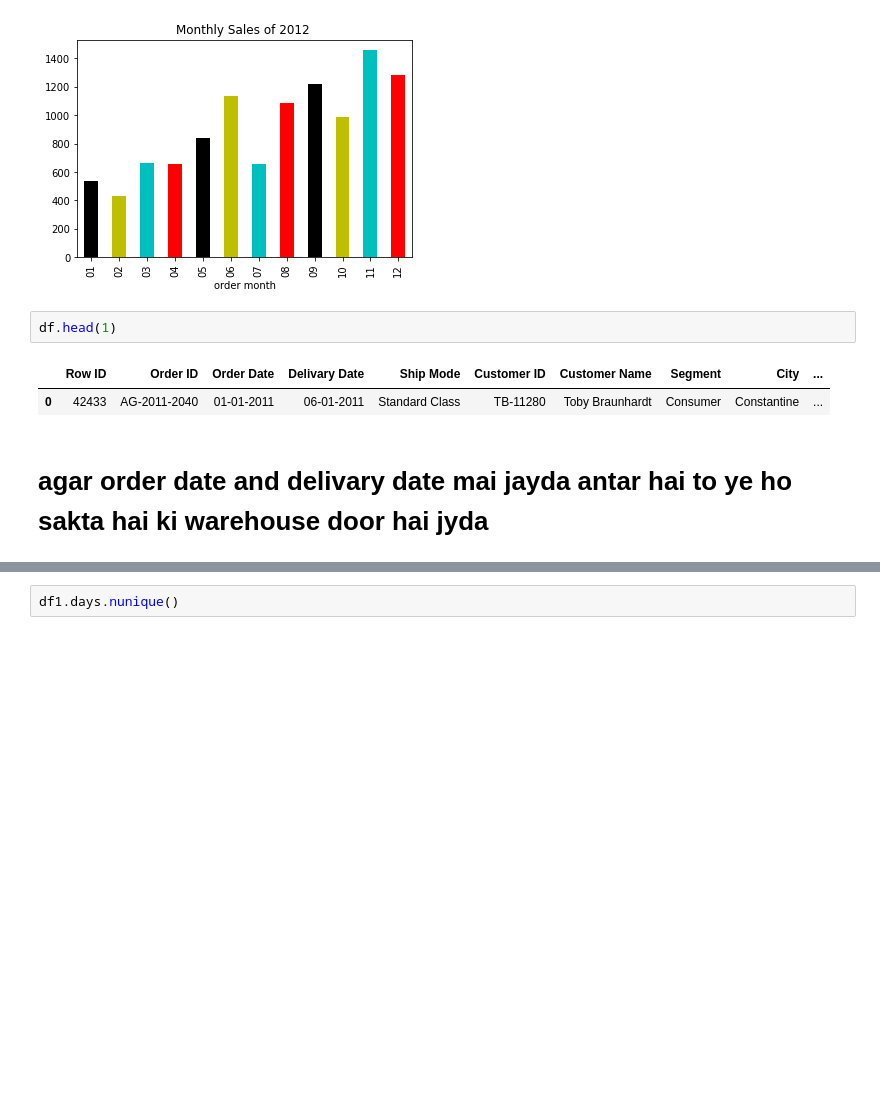
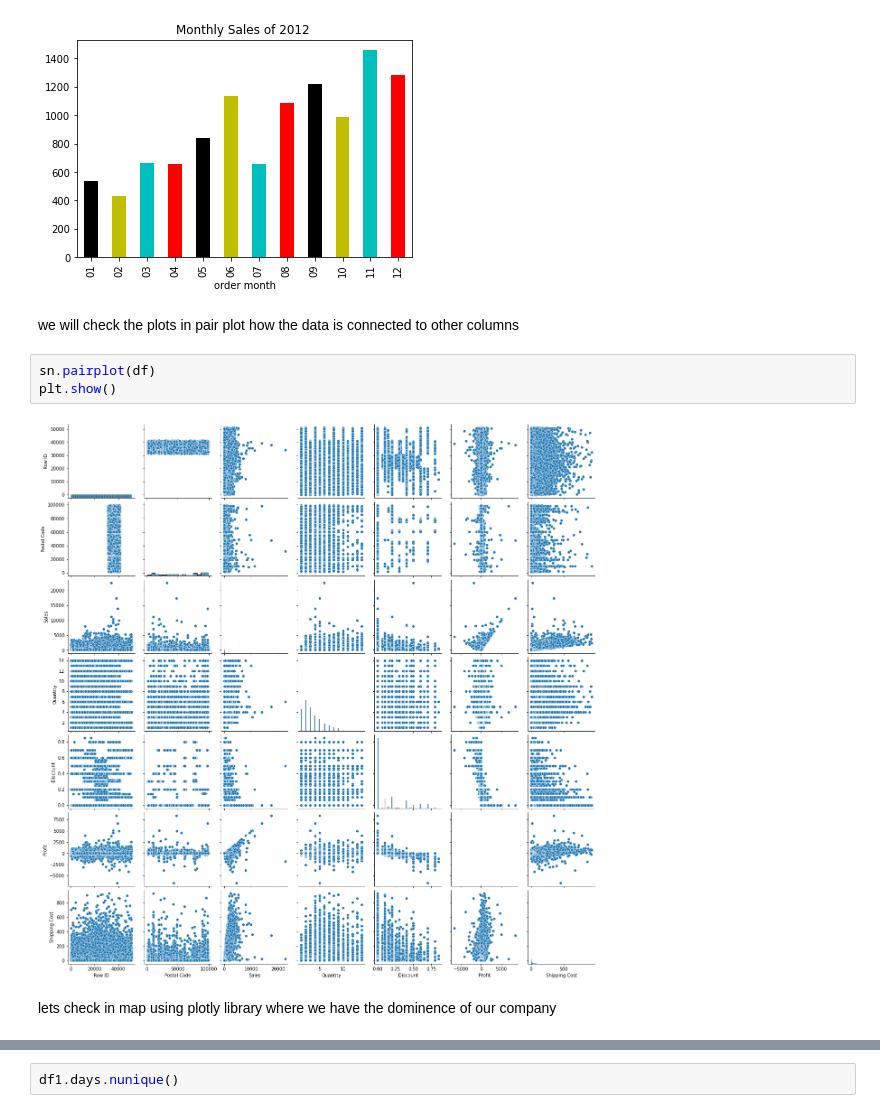
Before and after one commit to bhaglepravesh/Amazon-Sales, a Jupyter notebook: amazon_sales.ipynb, the cells around one changed output, grey strips where cells are left out. Drawn from its saved outputs; the diff is of its cells as text; blank space fills up the shorter version.

```diff
--- a/amazon_sales.ipynb
+++ b/amazon_sales.ipynb
@@ -1055,10 +1050,12 @@ plt.title("Monthly Sales of 2012 ")
 plt.show()
 # %% [output]
 [figure]
-# %%
-df.head(1)
-# %% [output]
-|  | Row ID | Order ID | Order Date | Delivary Date | Ship Mode | Customer ID | Customer Name | Segment | City | ... |
-| 0 | 42433 | AG-2011-2040 | 01-01-2011 | 06-01-2011 | Standard Class | TB-11280 | Toby Braunhardt | Consumer | Constantine | ... |
-# %% [markdown]
-# agar order date and delivary date mai jayda antar hai to ye ho sakta hai ki warehouse door hai jyda
+# %% [markdown]
+we will check the plots in pair plot how the data is connected to other columns
+# %%
+sn.pairplot(df)
+plt.show()
+# %% [output]
+[figure, added]
+# %% [markdown]
+lets check in map using plotly library where we have the dominence of our company
```
Also changed, not shown: parts of 15 cells of this notebook.
